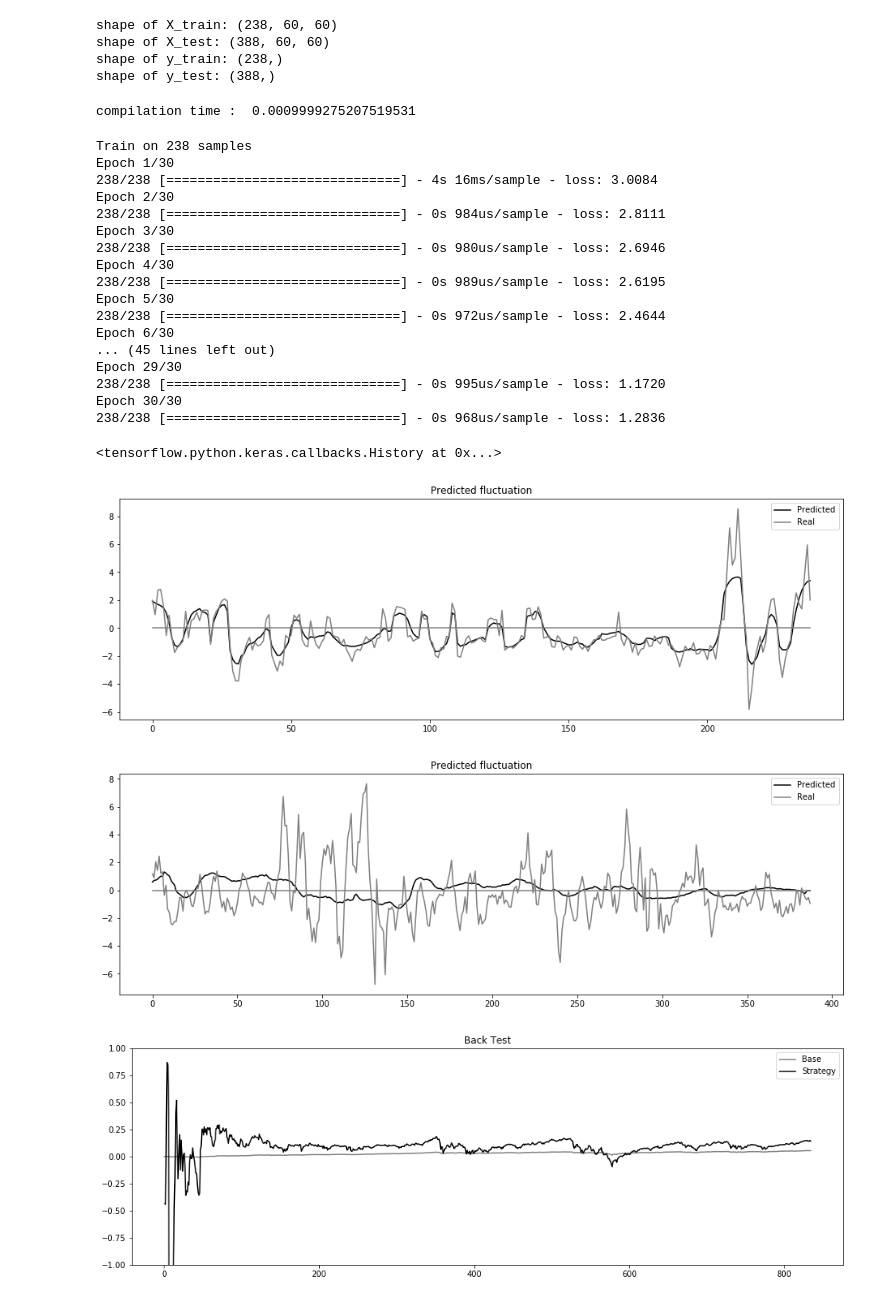
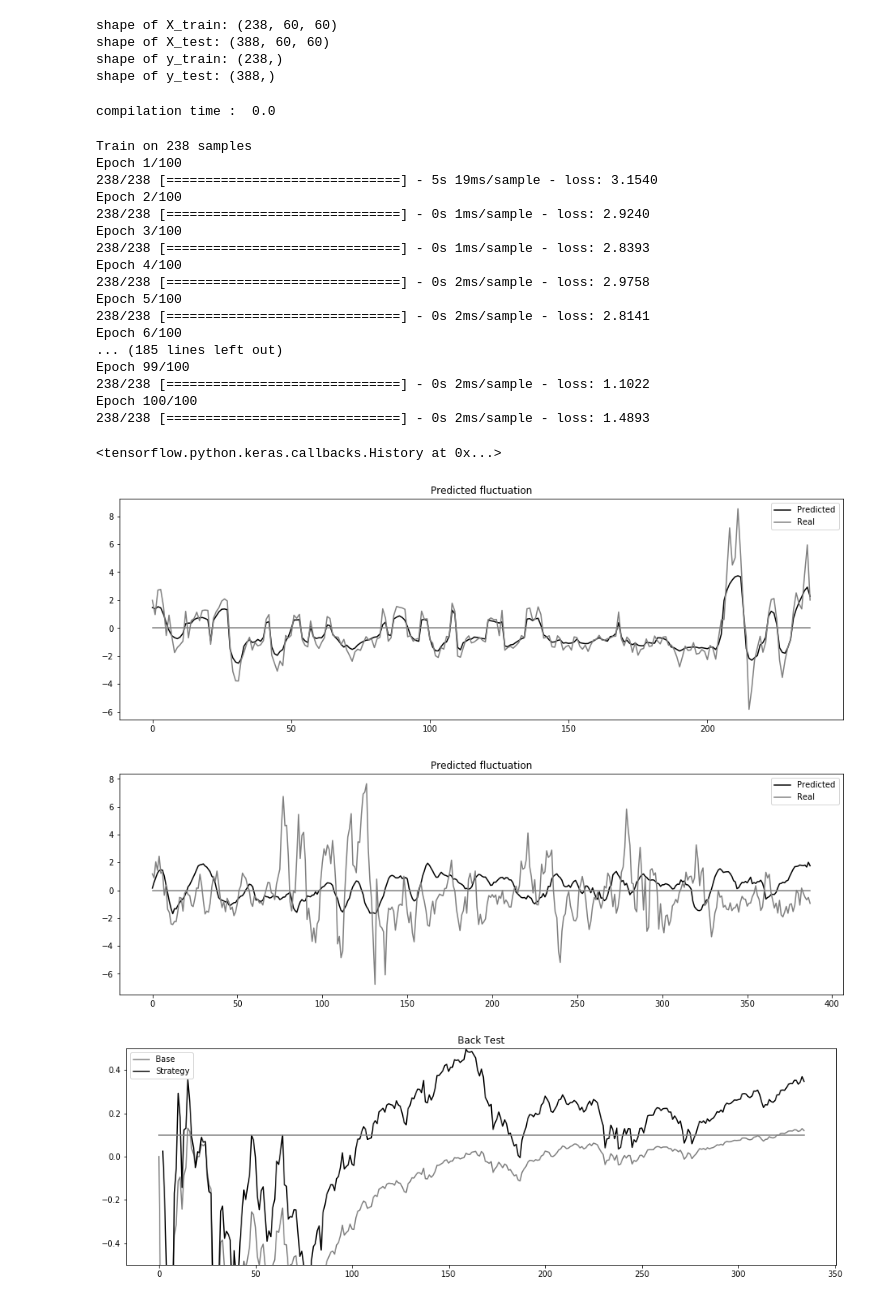
Before and after one commit to richardzhouziji/Southeastern-Hedge-Fund-Competition, a Jupyter notebook: ta.indicators.ipynb, the cells around one changed output. Saved outputs shown, nothing was run; the diff lists cells and outputs as text; code cells hidden in the pictures.

```diff
--- a/ta.indicators.ipynb
+++ b/ta.indicators.ipynb
@@ -18,7 +18,8 @@ em = pd.read_csv('clean_energy_metals.csv')
 #             .merge(cur, left_on='Date', right_on='Date') \
 #             .merge(em, left_on='Date', right_on='Date')
 ext_dt = bi.merge(cur, left_on='Date', right_on='Date') \
-           .merge(em, left_on='Date', right_on='Date')
+           .merge(em, left_on='Date', right_on='Date') \
+           .merge(bi, left_on='Date', right_on='Date')
 ext_dt.Date = ext_dt.Date.astype('str')
 # %%
 col = list(ext_dt.columns)
@@ -421,15 +415,15 @@ shape of X_test: (388, 60, 60)
 shape of y_train: (238,)
 shape of y_test: (388,)
 # %%
-dropout_rate = 0.4
+dropout_rate = 0.45
 
 model = Sequential()
 
-model.add(LSTM(units=32, return_sequences=True))
+model.add(LSTM(units=16, return_sequences=True))
 model.add(Dropout(rate=dropout_rate))
-model.add(LSTM(units=16, return_sequences=False))
+model.add(LSTM(units=8, return_sequences=False))
 model.add(Dropout(rate=dropout_rate))
-model.add(Dense(units=16))
+model.add(Dense(units=8))
 model.add(Activation("relu"))
 model.add(Dropout(rate=dropout_rate))
 model.add(Dense(units=1))
@@ -440,27 +434,27 @@ start = time.time()
 model.compile(loss="mse", optimizer=rms)
 print ('compilation time : ', time.time() - start)
 # %% [output]
-compilation time :  0.0009999275207519531
+compilation time :  0.0
 # %%
-model.fit(x=X_train, y=(y_train), epochs=30, batch_size=100)
+model.fit(x=X_train, y=(y_train), epochs=100, batch_size=30)
 # %% [output]
 Train on 238 samples
-Epoch 1/30
-238/238 [==============================] - 4s 16ms/sample - loss: 3.0084
-Epoch 2/30
-238/238 [==============================] - 0s 984us/sample - loss: 2.8111
-Epoch 3/30
-238/238 [==============================] - 0s 980us/sample - loss: 2.6946
-Epoch 4/30
-238/238 [==============================] - 0s 989us/sample - loss: 2.6195
-Epoch 5/30
-238/238 [==============================] - 0s 972us/sample - loss: 2.4644
-Epoch 6/30
-... (45 lines left out)
-Epoch 29/30
-238/238 [==============================] - 0s 995us/sample - loss: 1.1720
-Epoch 30/30
-238/238 [==============================] - 0s 968us/sample - loss: 1.2836
+Epoch 1/100
+238/238 [==============================] - 5s 19ms/sample - loss: 3.1540
+Epoch 2/100
+238/238 [==============================] - 0s 1ms/sample - loss: 2.9240
+Epoch 3/100
+238/238 [==============================] - 0s 1ms/sample - loss: 2.8393
+Epoch 4/100
+238/238 [==============================] - 0s 2ms/sample - loss: 2.9758
+Epoch 5/100
+238/238 [==============================] - 0s 2ms/sample - loss: 2.8141
+Epoch 6/100
+... (185 lines left out)
+Epoch 99/100
+238/238 [==============================] - 0s 2ms/sample - loss: 1.1022
+Epoch 100/100
+238/238 [==============================] - 0s 2ms/sample - loss: 1.4893
 <tensorflow.python.keras.callbacks.History at 0x...>
 # %%
 plt.subplots(figsize=(16,5))
@@ -471,7 +465,7 @@ plt.title('Predicted fluctuation')
 plt.legend()
 plt.show()
 # %% [output]
-[figure, old version]
+[figure, new version]
 # %%
 y_pred = model.predict(x=X_test).reshape(-1)
 plt.subplots(figsize=(16,5))
@@ -482,7 +476,7 @@ plt.title('Predicted fluctuation')
 plt.legend()
 plt.show()
 # %% [output]
-[figure, old version]
+[figure, new version]
 # %%
 class BackTest(object):
 
@@ -527,17 +521,23 @@ class BackTest(object):
                 no_act += 1
 
     def show_results(self):
+        self._base = [(self._hist[i]/self._hist[0]-1)/(i+1)*365 for i in range(len(self._hist))]
         plt.subplots(figsize=(16,5))
         plt.plot(range(len(self._hist)),
-                 [(i/self._hist[0]-1)/(i+1)*365 for i in self._hist],
+                 self._base,
                  label='Base', c='gray')
         plt.plot(range(len(self._hist)),
                  self._strategy,
                  label='Strategy', c='black')
-        plt.ylim([-1, 1])
+        plt.legend()
+        plt.plot(range(len(self._hist)), [0.1]*len(self._hist),
+                 label='10%', c='gray')
+        plt.ylim([-0.5, 0.5])
         plt.title('Back Test')
-        plt.legend()
         plt.show()
+
+    def get_data(self):
+        return [self._base, self._strategy]
 
 def action(pred_y):
     strategy = []
@@ -557,13 +557,13 @@ def action(pred_y):
             stock -= 100
     return strategy
 # %%
-start = 0
+start = 500
 X_all = np.array([pca.transform(scaler.transform(X))[i:i+need_num,:] for i in range(start, X.shape[0]-need_num)])
 pred_y = model.predict(x=X_all).reshape(-1)
 strategy = action(pred_y)
 bt = BackTest()
 bt.load_history_price(df_inputs.close.values[start + need_num:])
 bt.load_strategy(strategy)
 bt.show_results()
 # %% [output]
-[figure, old version]
+[figure, new version]
```
Also changed, not shown: parts of 7 cells of this notebook, 4 other files.
